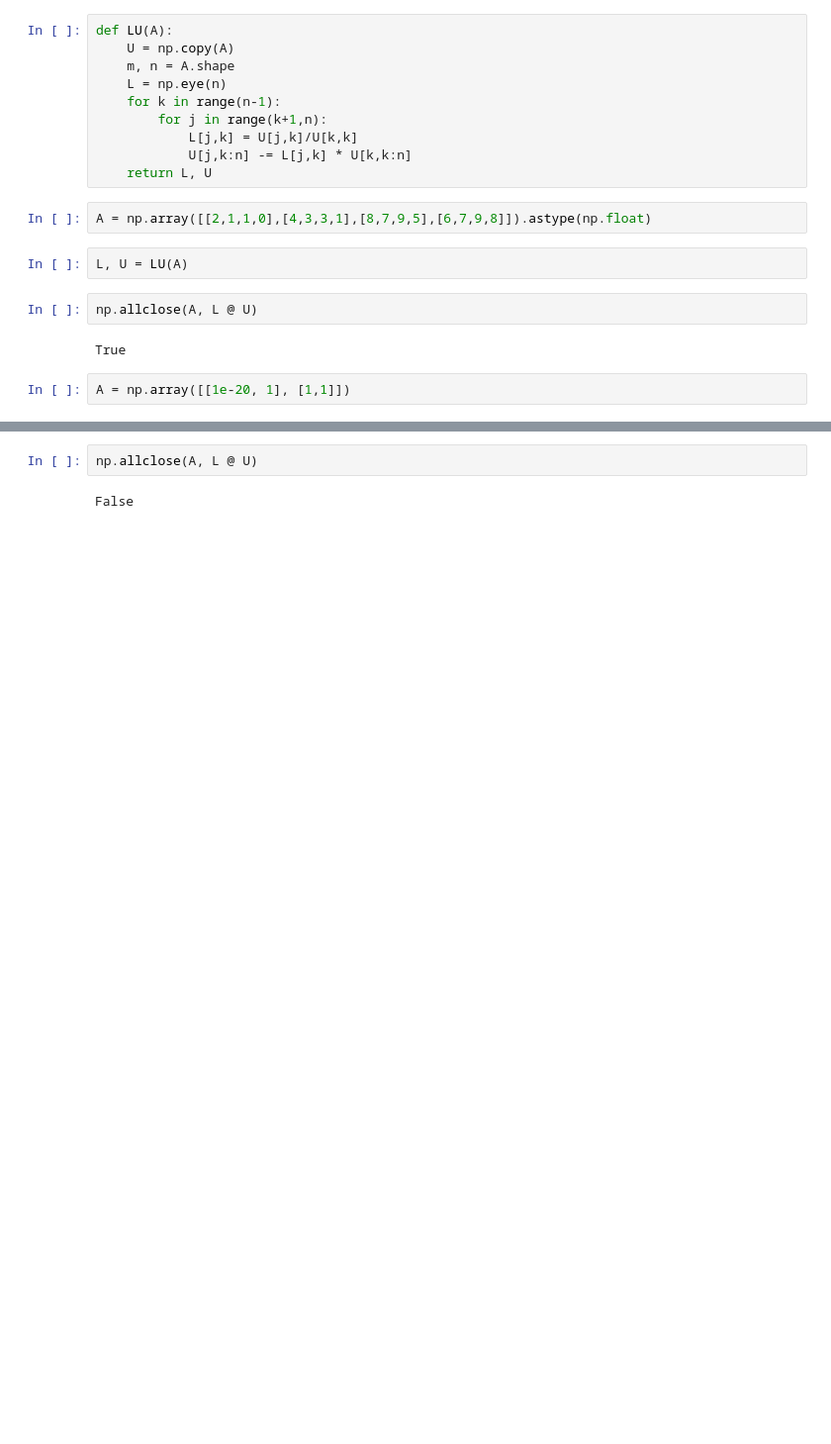
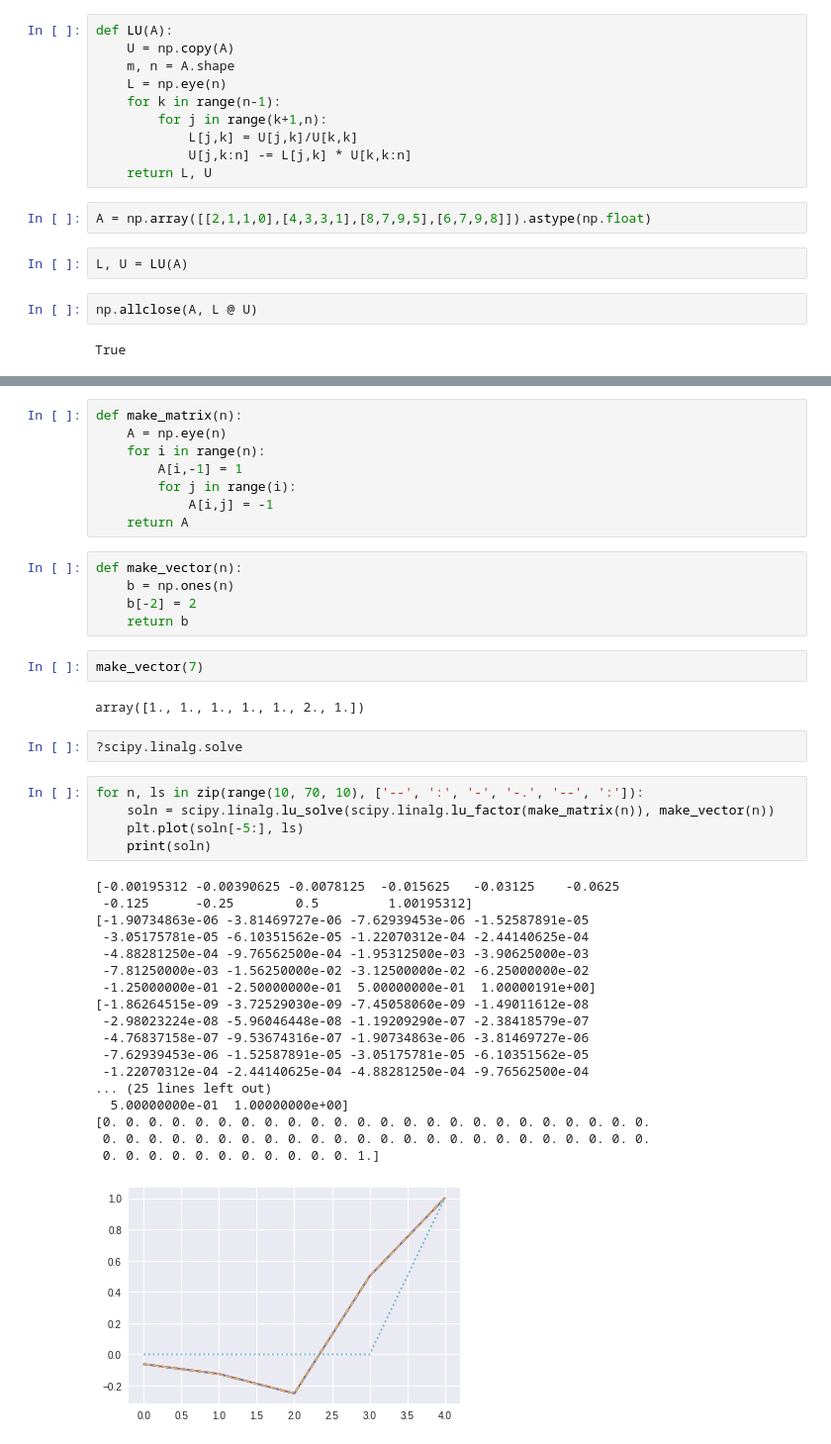
Before and after one commit to victwise/DeepLearning, a Jupyter notebook: Capítulo3.ipynb, the cells around one changed output, grey strips where cells are left out. Shown at 99% size. Saved outputs shown, nothing was run; the diff lists cells and outputs as text; blank space fills up the shorter version.

```diff
--- a/Capítulo3.ipynb
+++ b/Capítulo3.ipynb
@@ -334,5 +336,3 @@ L, U = LU(A)
 np.allclose(A, L @ U)
 # %% [output]
 True
-# %%
-A = np.array([[1e-20, 1], [1,1]])
@@ -341,4 +339,43 @@ L, U = LU(A)
-# %%
-np.allclose(A, L @ U)
-# %% [output]
-False
+# %%
+def make_matrix(n):
+    A = np.eye(n)
+    for i in range(n):
+        A[i,-1] = 1
+        for j in range(i):
+            A[i,j] = -1
+    return A
+# %%
+def make_vector(n):
+    b = np.ones(n)
+    b[-2] = 2
+    return b
+# %%
+make_vector(7)
+# %% [output]
+array([1., 1., 1., 1., 1., 2., 1.])
+# %%
+?scipy.linalg.solve
+# %%
+for n, ls in zip(range(10, 70, 10), ['--', ':', '-', '-.', '--', ':']):
+    soln = scipy.linalg.lu_solve(scipy.linalg.lu_factor(make_matrix(n)), make_vector(n))
+    plt.plot(soln[-5:], ls)
+    print(soln)
+# %% [output]
+[-0.00195312 -0.00390625 -0.0078125  -0.015625   -0.03125    -0.0625
+ -0.125      -0.25        0.5         1.00195312]
+[-1.90734863e-06 -3.81469727e-06 -7.62939453e-06 -1.52587891e-05
+ -3.05175781e-05 -6.10351562e-05 -1.22070312e-04 -2.44140625e-04
+ -4.88281250e-04 -9.76562500e-04 -1.95312500e-03 -3.90625000e-03
+ -7.81250000e-03 -1.56250000e-02 -3.12500000e-02 -6.25000000e-02
+ -1.25000000e-01 -2.50000000e-01  5.00000000e-01  1.00000191e+00]
+[-1.86264515e-09 -3.72529030e-09 -7.45058060e-09 -1.49011612e-08
+ -2.98023224e-08 -5.96046448e-08 -1.19209290e-07 -2.38418579e-07
+ -4.76837158e-07 -9.53674316e-07 -1.90734863e-06 -3.81469727e-06
+ -7.62939453e-06 -1.52587891e-05 -3.05175781e-05 -6.10351562e-05
+ -1.22070312e-04 -2.44140625e-04 -4.88281250e-04 -9.76562500e-04
+... (25 lines left out)
+  5.00000000e-01  1.00000000e+00]
+[0. 0. 0. 0. 0. 0. 0. 0. 0. 0. 0. 0. 0. 0. 0. 0. 0. 0. 0. 0. 0. 0. 0. 0.
+ 0. 0. 0. 0. 0. 0. 0. 0. 0. 0. 0. 0. 0. 0. 0. 0. 0. 0. 0. 0. 0. 0. 0. 0.
+ 0. 0. 0. 0. 0. 0. 0. 0. 0. 0. 0. 1.]
+[figure, added]
```
Also changed, not shown: parts of 4 cells of this notebook.
